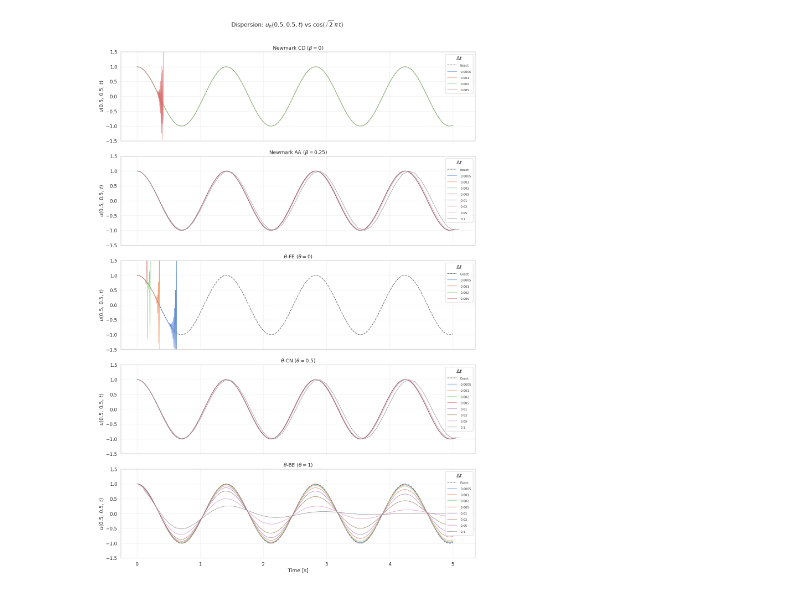
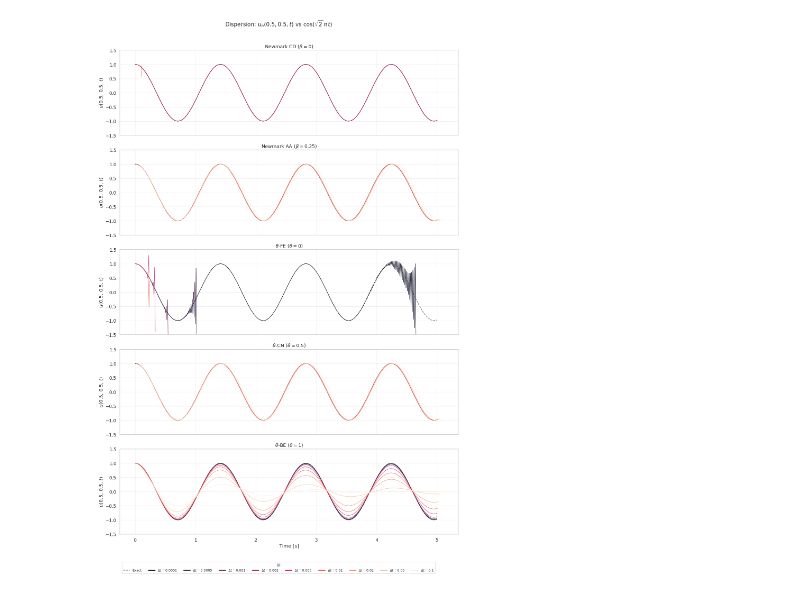
Before and after one commit to AlessandroGhiotto/nmpde-wave-equation, a Jupyter notebook: analysis/dissipation-dispersion-analysis.ipynb, the cells around one changed output. Drawn from its saved outputs; the diff is of its cells as text; code cells hidden in the pictures.

```diff
--- a/analysis/dissipation-dispersion-analysis.ipynb
+++ b/analysis/dissipation-dispersion-analysis.ipynb
@@ -155,14 +80,12 @@ Loading summary: /home/ghi/Documents/HPC-PoliMi/NMPDE/labs/wave-equation/analysi
 # %%
 # ================================================================
-# Load per-run energy, error, and probe time-series
+# Load per-run energy and probe time-series
 # ================================================================
 
 energy_dirs = sorted(DATA_DIR.glob("dissdisp-energy-series*"))
-error_dirs  = sorted(DATA_DIR.glob("dissdisp-error-series*"))
 probe_dirs  = sorted(DATA_DIR.glob("dissdisp-probe-series*"))
 
 energy_series = {}  # key: (scheme, dt) -> DataFrame(time, energy)
-error_series  = {}  # key: (scheme, dt) -> DataFrame(time, rel_L2_error)
 probe_series  = {}  # key: (scheme, dt) -> DataFrame(time, u_probe)
 
 if energy_dirs:
@@ -178,18 +101,6 @@ if energy_dirs:
 else:
     print("WARNING: No energy time-series directory found.")
 
-if error_dirs:
-    edir = error_dirs[-1]
-    for f in sorted(edir.glob("*.csv")):
-        parts = f.stem.split("_dt")
-        if len(parts) == 2:
-            scheme = parts[0]
-            dt_val = float(parts[1])
-            error_series[(scheme, dt_val)] = pd.read_csv(f)
-    print(f"Loaded {len(error_series)} error time-series from {edir.name}")
-else:
-    print("WARNING: No error time-series directory found.")
-
 if probe_dirs:
     pdir = probe_dirs[-1]
     for f in sorted(pdir.glob("*.csv")):
@@ -200,5 +111,5 @@ if probe_dirs:
             probe_series[(scheme, dt_val)] = pd.read_csv(f)
     print(f"Loaded {len(probe_series)} probe time-series from {pdir.name}")
 else:
-    print("WARNING: No probe time-series directory found. Rebuild + re-run sweep to generate probe.csv.")
+    print("WARNING: No probe time-series directory found.")
 # %% [output]
@@ -290,6 +210,12 @@ If no probe data is available yet, we fall back to the $L^2$ error time-series.
 # ================================================================
 
 if probe_series:
+    # Build sequential palette for Δt values
+    all_dts = sorted(set(k[1] for k in probe_series))
+    cmap = plt.get_cmap(DT_CMAP, len(all_dts))
+    dt_palette = {f"{dt:.4g}": cmap(i) for i, dt in enumerate(all_dts)}
+    dt_order = [f"{dt:.4g}" for dt in all_dts]
+
     schemes_present = sorted(set(k[0] for k in probe_series))
     n_schemes = len(schemes_present)
     fig, axes = plt.subplots(n_schemes, 1, figsize=(14, 4 * n_schemes), sharex=True)
@@ -302,7 +228,7 @@ if probe_series:
         # Exact solution (never diverges — always plot in full)
         t_fine = np.linspace(0, probe_series[dt_keys[0]]["time"].iloc[-1], 2000)
         u_exact = np.cos(OMEGA_EXACT * t_fine)
-        ax.plot(t_fine, u_exact, "k--", lw=1.5, alpha=0.6, label="Exact", zorder=0)
+        ax.plot(t_fine, u_exact, "k--", lw=1.5, alpha=0.6, zorder=0)
 
         # Numerical solutions — truncate diverging ones before plotting
         rows = []
@@ -315,81 +241,46 @@ if probe_series:
                 t_vals = pdf["time"].iloc[:cut].values
                 u_vals = u.iloc[:cut].values
             else:
                 t_vals = pdf["time"].values
                 u_vals = u.values
             rows.append(pd.DataFrame({
                 "Time [s]":       t_vals,
                 "u(0.5, 0.5, t)": u_vals,
                 "dt":             f"{key[1]:.4g}",
             }))
 
         if rows:
             plot_df = pd.concat(rows, ignore_index=True)
             sns.lineplot(
                 data=plot_df, x="Time [s]", y="u(0.5, 0.5, t)",
-                hue="dt", ax=ax, alpha=0.85, linewidth=1.0,
+                hue="dt", hue_order=dt_order,
+                palette=dt_palette, ax=ax, alpha=0.85, linewidth=1.0,
+                legend=False,
             )
-            leg = ax.get_legend()
-            if leg is not None:
-                leg.set_title(r"$\Delta t$")
-                for text in leg.get_texts():
-                    text.set_fontsize(8)
 
         ax.set_ylabel(r"$u(0.5,\,0.5,\,t)$")
         ax.set_title(SCHEME_LABELS.get(scheme, scheme), fontsize=13)
         ax.set_ylim(-1.5, 1.5)
 
     axes[-1].set_xlabel("Time [s]")
+
+    # Single shared legend below the plots (include "Exact" entry)
+    handles = [plt.Line2D([0], [0], color="k", ls="--", lw=1.5, alpha=0.6)]
+    labels = ["Exact"]
+    handles += [plt.Line2D([0], [0], color=dt_palette[f"{dt:.4g}"], lw=2)
+                for dt in all_dts]
+    labels += [rf"$\Delta t = {dt:.4g}$" for dt in all_dts]
+    fig.legend(handles, labels, title=r"$\Delta t$",
+               loc="lower center", bbox_to_anchor=(0.5, -0.04),
+               ncol=len(all_dts) + 1, fontsize=9, title_fontsize=10, frameon=True)
+
     fig.suptitle(r"Dispersion: $u_h(0.5,0.5,t)$ vs $\cos(\sqrt{2}\,\pi\,t)$",
                  fontsize=15, y=1.01)
     fig.tight_layout()
     fig.savefig(FIG_DIR / "probe_vs_exact.pdf", bbox_inches="tight", dpi=150)
     fig.savefig(FIG_DIR / "probe_vs_exact.png", bbox_inches="tight", dpi=150)
     plt.show()
-
-elif error_series:
-    # Fallback: show L2 error evolution
-    schemes_present = sorted(set(k[0] for k in error_series))
-    n_schemes = len(schemes_present)
-    fig, axes = plt.subplots(1, n_schemes, figsize=(5 * n_schemes, 4.5), sharey=True)
-    if n_schemes == 1:
-        axes = [axes]
-    for ax, scheme in zip(axes, schemes_present):
-        dt_keys = sorted([k for k in error_series if k[0] == scheme], key=lambda x: x[1])
-        rows = []
-        for key in dt_keys:
-            edf = error_series[key]
-            err = edf["rel_L2_error"]
-            # Truncate if error explodes
-            exceed = err > 1e3
-            if exceed.any():
-                cut = int(exceed.values.argmax())
-                t_vals, e_vals = edf["time"].iloc[:cut].values, err.iloc[:cut].values
-            else:
-                t_vals, e_vals = edf["time"].values, err.values
-            rows.append(pd.DataFrame({
-                "Time [s]":           t_vals,
-                "Rel. L2 error":      e_vals,
-                "dt":                 f"{key[1]:.4g}",
-            }))
-        if rows:
-            plot_df = pd.concat(rows, ignore_index=True)
-            sns.lineplot(data=plot_df, x="Time [s]", y="Rel. L2 error",
-                         hue="dt", ax=ax, alpha=0.8, linewidth=1.0)
-            leg = ax.get_legend()
-            if leg is not None:
-                leg.set_title(r"$\Delta t$")
-                for text in leg.get_texts():
-                    text.set_fontsize(7)
-        ax.set_xlabel("Time [s]")
-        ax.set_title(SCHEME_LABELS.get(scheme, scheme))
-        ax.set_yscale("log")
-    axes[0].set_ylabel(r"Relative $L^2$ error")
-    fig.suptitle(r"$L^2$ Error Evolution (no probe data yet — run sweep after rebuild)",
-                 fontsize=14, y=1.02)
-    fig.tight_layout()
-    plt.show()
 else:
-    print("No probe or error time-series data available.")
+    print("No probe time-series data available.")
 # %% [output]
-[figure, old version]
+[figure, new version]
```
Also changed, not shown: parts of 13 cells of this notebook, 5 other files.
